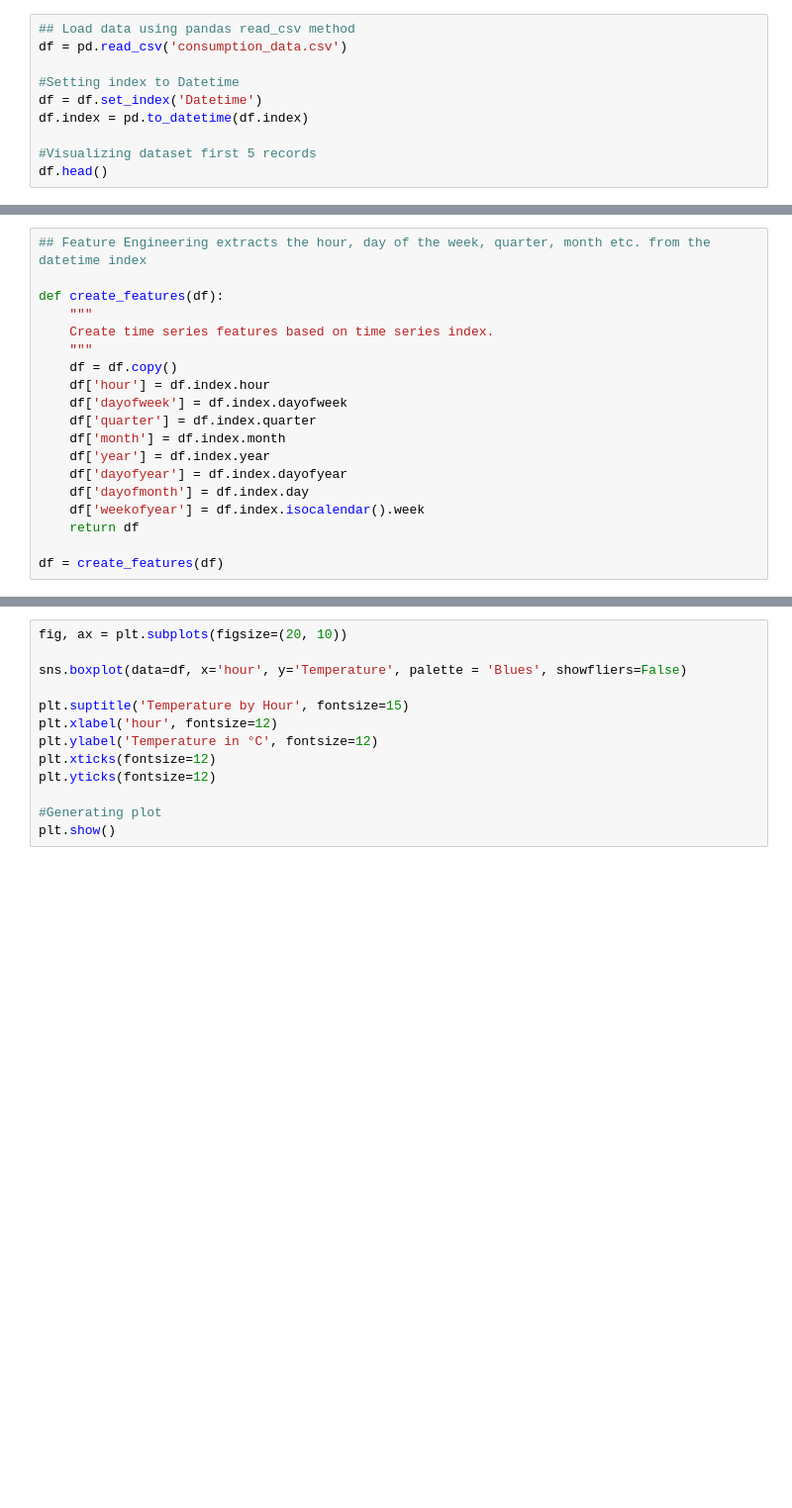
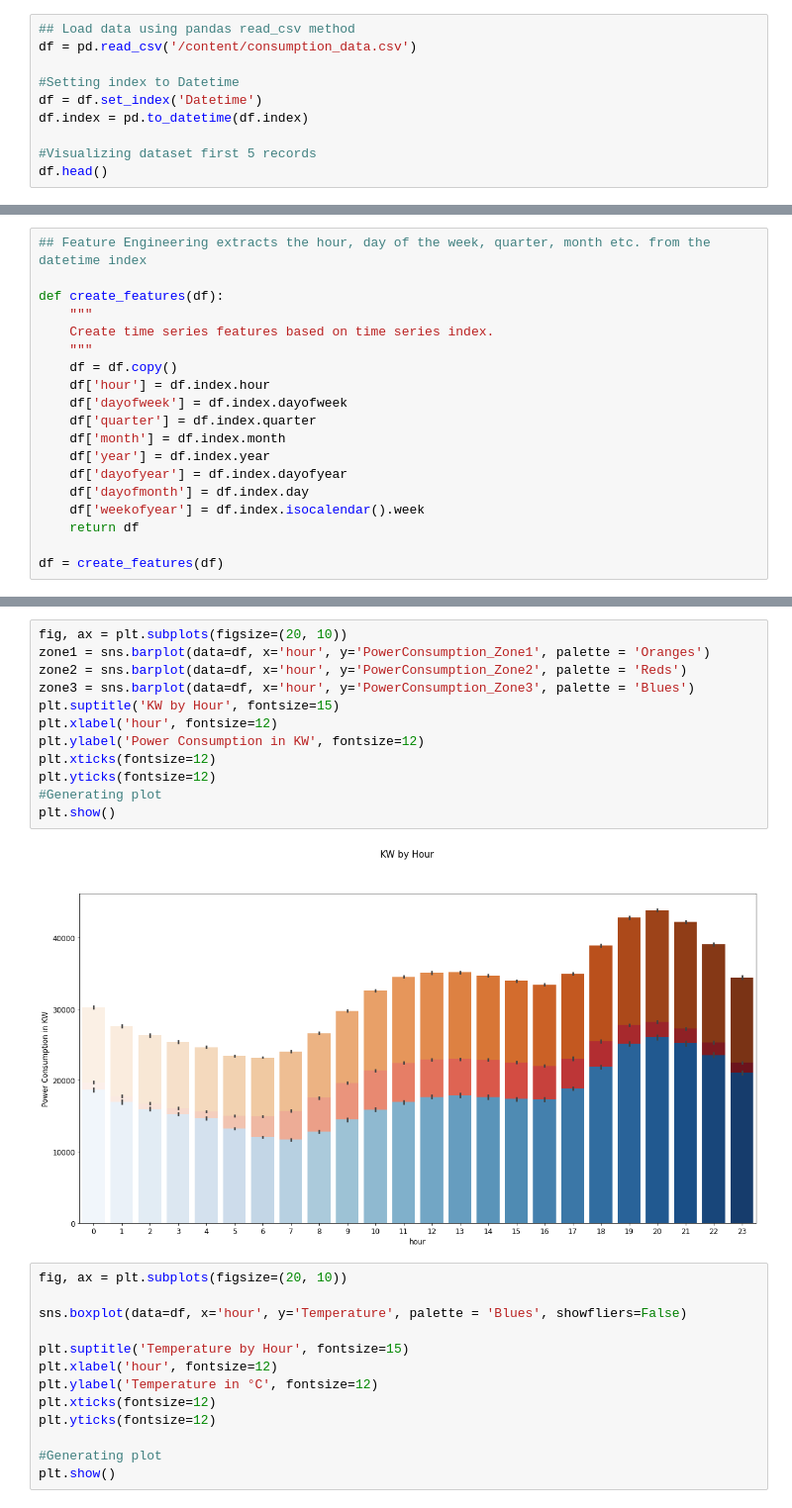
Before and after one commit to thedeveloper2104/NASH_2023_bro_code, a Jupyter notebook: NASH_Bro_Code_Energy_Streamliner.ipynb, the cells around one changed output, grey strips where cells are left out. Shown at 99% size. Cells and saved outputs as stored; diff of their text form; blank space fills up the shorter version.

```diff
--- a/NASH_Bro_Code_Energy_Streamliner.ipynb
+++ b/NASH_Bro_Code_Energy_Streamliner.ipynb
@@ -14,6 +18,6 @@ import sklearn.metrics as metrics
 # %%
 ## Load data using pandas read_csv method
-df = pd.read_csv('consumption_data.csv')
+df = pd.read_csv('/content/consumption_data.csv')
 
 #Setting index to Datetime
 df = df.set_index('Datetime')
@@ -122,6 +135,20 @@ plt.yticks(fontsize=12)
 plt.show()
 # %% [output]
 [figure]
+# %%
+fig, ax = plt.subplots(figsize=(20, 10))
+zone1 = sns.barplot(data=df, x='hour', y='PowerConsumption_Zone1', palette = 'Oranges')
+zone2 = sns.barplot(data=df, x='hour', y='PowerConsumption_Zone2', palette = 'Reds')
+zone3 = sns.barplot(data=df, x='hour', y='PowerConsumption_Zone3', palette = 'Blues')
+plt.suptitle('KW by Hour', fontsize=15)
+plt.xlabel('hour', fontsize=12)
+plt.ylabel('Power Consumption in KW', fontsize=12)
+plt.xticks(fontsize=12)
+plt.yticks(fontsize=12)
+#Generating plot
+plt.show()
+# %% [output]
+[figure, added]
 # %%
 fig, ax = plt.subplots(figsize=(20, 10))
 
```
Also changed, not shown: parts of 27 cells of this notebook.
